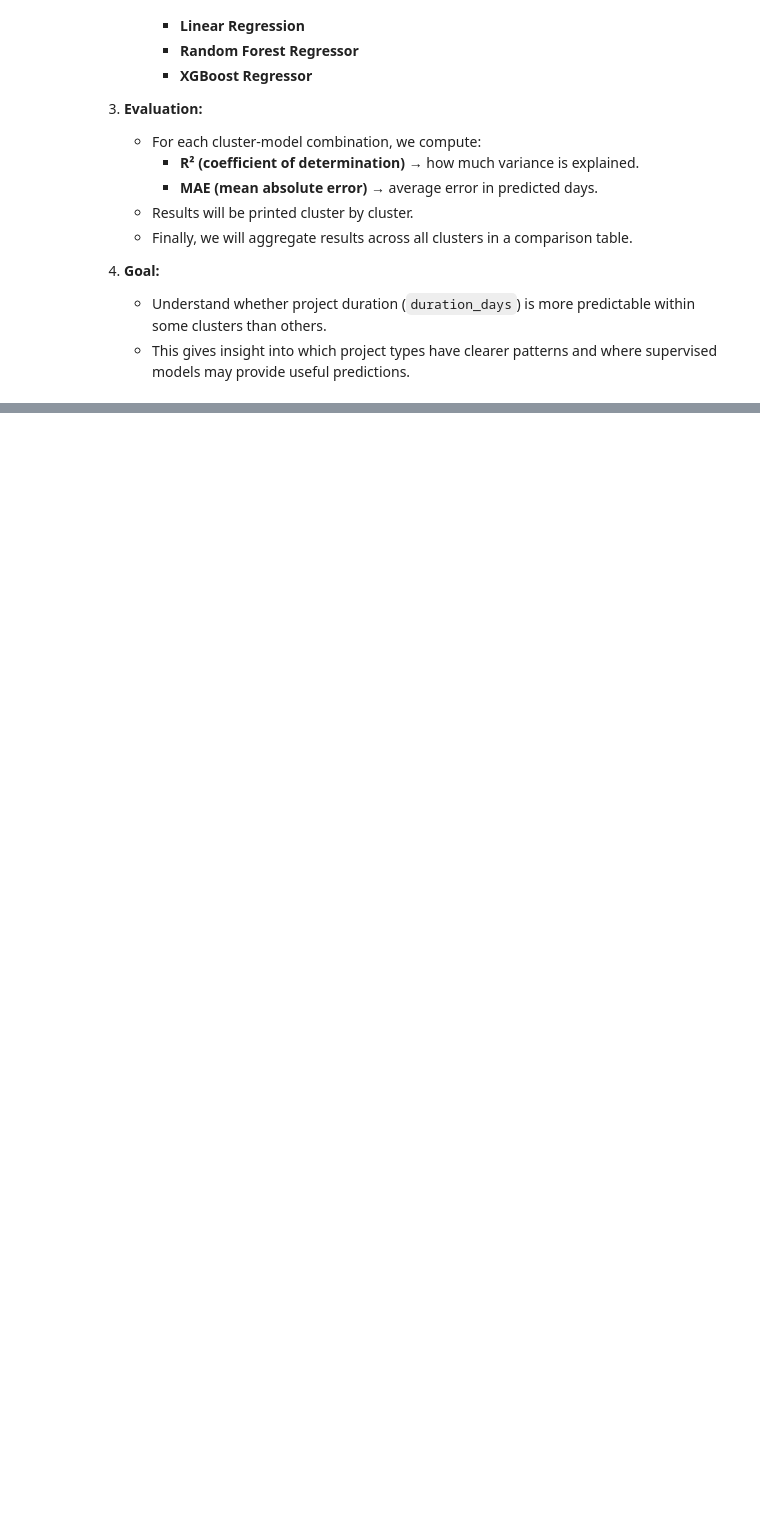
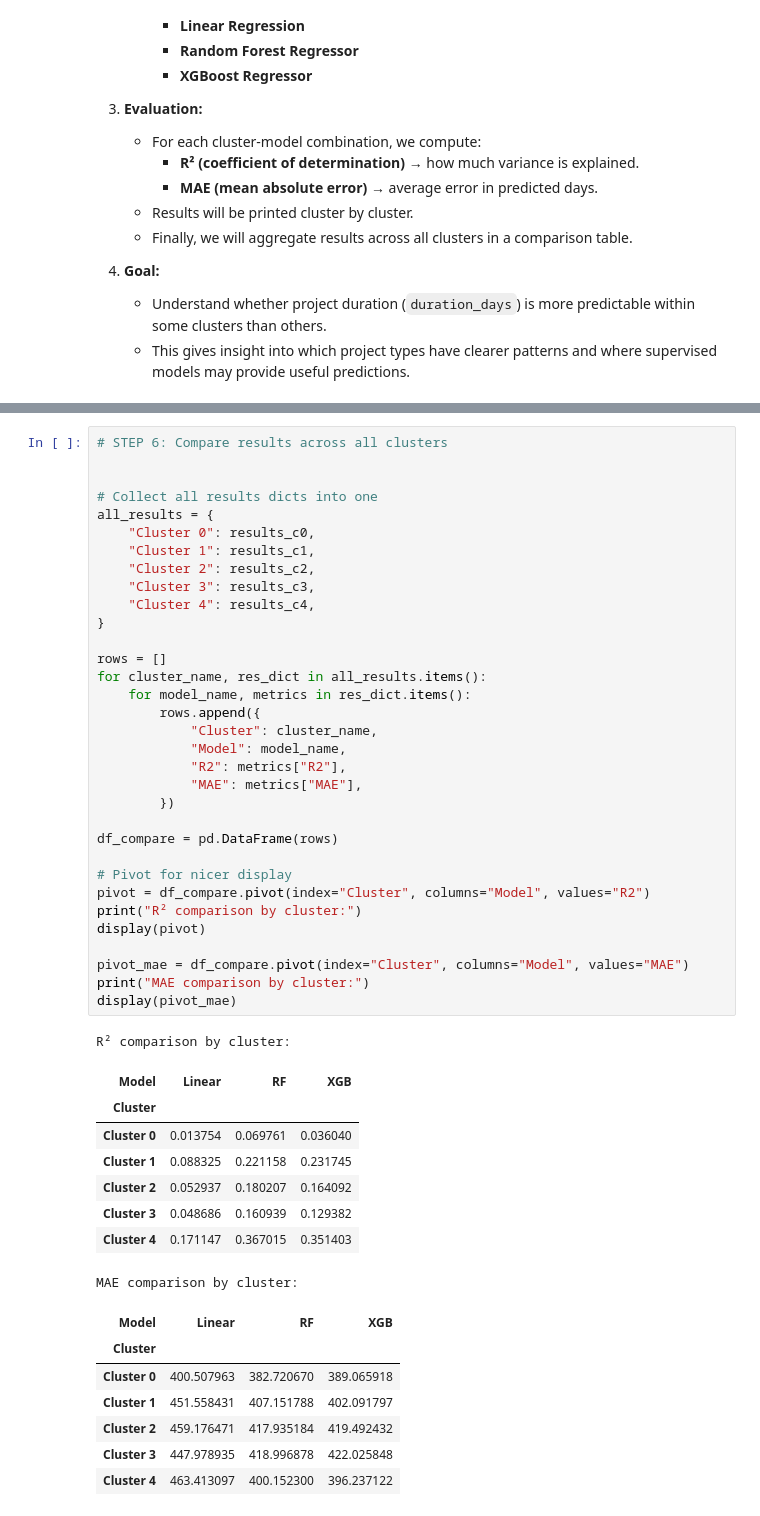
Before and after one commit to Shahbazi-Amir/SmartDevTime, a Jupyter notebook: side_project.ipynb, the cells around one changed output, grey strips where cells are left out. Saved outputs shown, nothing was run; the diff lists cells and outputs as text; blank space fills up the shorter version.

Commit message:
fiting models to 5 cluster sepertited

```diff
--- a/side_project.ipynb
+++ b/side_project.ipynb
@@ -1110,0 +1372,50 @@ The idea is:
+# %%
+# STEP 6: Compare results across all clusters
+
+
+# Collect all results dicts into one
+all_results = {
+    "Cluster 0": results_c0,
+    "Cluster 1": results_c1,
+    "Cluster 2": results_c2,
+    "Cluster 3": results_c3,
+    "Cluster 4": results_c4,
+}
+
+rows = []
+for cluster_name, res_dict in all_results.items():
+    for model_name, metrics in res_dict.items():
+        rows.append({
+            "Cluster": cluster_name,
+            "Model": model_name,
+            "R2": metrics["R2"],
+            "MAE": metrics["MAE"],
+        })
+
+df_compare = pd.DataFrame(rows)
+
+# Pivot for nicer display
+pivot = df_compare.pivot(index="Cluster", columns="Model", values="R2")
+print("R² comparison by cluster:")
+display(pivot)
+
+pivot_mae = df_compare.pivot(index="Cluster", columns="Model", values="MAE")
+print("MAE comparison by cluster:")
+display(pivot_mae)
+# %% [output]
+R² comparison by cluster:
+| Model | Linear | RF | XGB |
+| Cluster |  |  |  |
+| Cluster 0 | 0.013754 | 0.069761 | 0.036040 |
+| Cluster 1 | 0.088325 | 0.221158 | 0.231745 |
+| Cluster 2 | 0.052937 | 0.180207 | 0.164092 |
+| Cluster 3 | 0.048686 | 0.160939 | 0.129382 |
+| Cluster 4 | 0.171147 | 0.367015 | 0.351403 |
+MAE comparison by cluster:
+| Model | Linear | RF | XGB |
+| Cluster |  |  |  |
+| Cluster 0 | 400.507963 | 382.720670 | 389.065918 |
+| Cluster 1 | 451.558431 | 407.151788 | 402.091797 |
+| Cluster 2 | 459.176471 | 417.935184 | 419.492432 |
+| Cluster 3 | 447.978935 | 418.996878 | 422.025848 |
+| Cluster 4 | 463.413097 | 400.152300 | 396.237122 |
```
Also changed, not shown: parts of 5 cells of this notebook.
